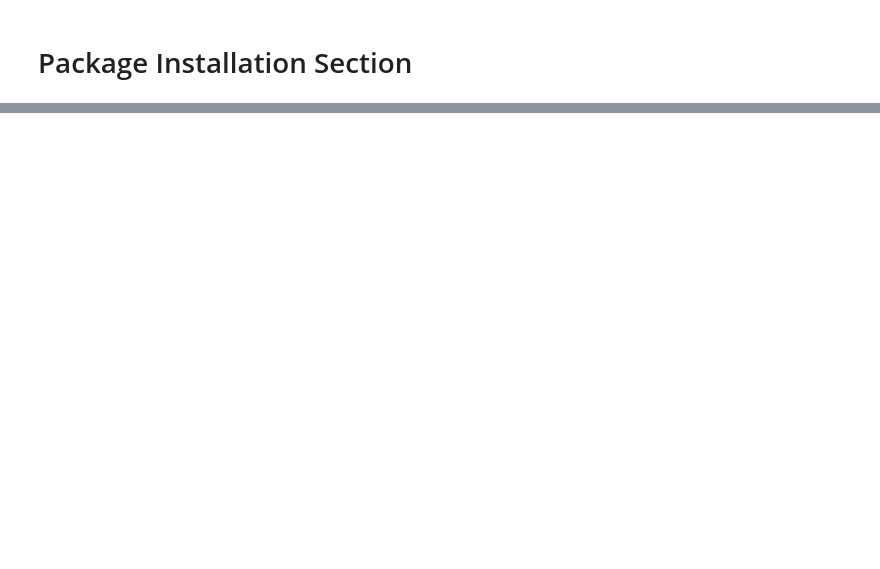
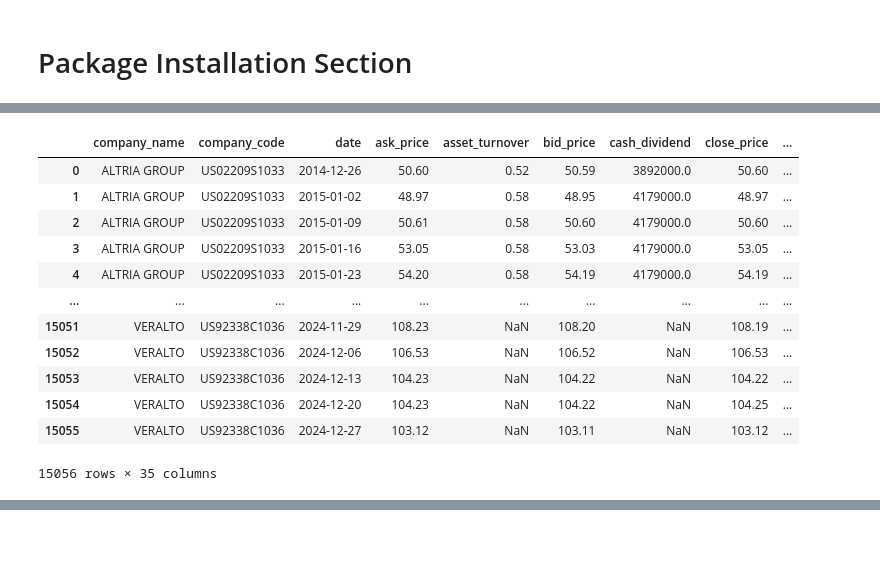
Before and after one commit to kaki1995/Project_Applying-AI-and-Large-Language-Models-in-Stock-Investment, a Jupyter notebook: Code_part 2.ipynb, the cells around one changed output, grey strips where cells are left out. Drawn from its saved outputs; the diff is of its cells as text; code cells hidden in the pictures; blank space fills up the shorter version.

Commit message:
data preparation for part 2 code
re-run part 1 code on validation set, and data preparation for part 2 code

```diff
--- a/Code_part 2.ipynb
+++ b/Code_part 2.ipynb
@@ -49,0 +221,5 @@ sp500_vix
+# %%
+# Make a copy of df
+df_short = df.copy()
+
+df_short['company_name'].nunique()
@@ -49,0 +232,6 @@ sp500_vix
+# %%
+# Step 4: transpose the dataset from short form to long form
+
+# Identify date columns
+date_columns = df_short.columns[3:]
+date_columns
@@ -49,0 +249,10 @@ sp500_vix
+# %%
+# Transform from Short Form to Long Form using melt()
+df_tran = df_short.melt(
+    id_vars=['company_name', 'company_code', 'var_name'],  # Columns to keep
+    value_vars=date_columns,  # Date columns to "unpivot"
+    var_name='date',  # New column for date names
+    value_name='value'  # Column for values
+)
+
+df_tran
@@ -49,0 +273,33 @@ sp500_vix
+# %%
+# Convert non-numeric data
+df_tran['value'] = pd.to_numeric(df_tran['value'], errors='coerce')
+# %%
+# Ensure 'date' column is in datetime format for consistency
+df_tran['date'] = pd.to_datetime(df_tran['date'])
+
+# Reshape: Pivot to separate variables (var1, var2, ..., var32) into columns
+df_long = df_tran.pivot_table(
+    index=['company_name', 'company_code', 'date'],  # Group by company and date
+    columns='var_name',  # Pivot on variable names
+    values='value',  # Values column
+).reset_index()
+
+# Clean column names
+df_long.columns.name = None  # Remove column grouping name
+
+# The resulting `df_long` is in long form with desired structure.
+df_long
+# %% [output]
+|  | company_name | company_code | date | ask_price | asset_turnover | bid_price | cash_dividend | close_price | ... |
+| 0 | ALTRIA GROUP | US02209S1033 | 2014-12-26 | 50.60 | 0.52 | 50.59 | 3892000.0 | 50.60 | ... |
+| 1 | ALTRIA GROUP | US02209S1033 | 2015-01-02 | 48.97 | 0.58 | 48.95 | 4179000.0 | 48.97 | ... |
+| 2 | ALTRIA GROUP | US02209S1033 | 2015-01-09 | 50.61 | 0.58 | 50.60 | 4179000.0 | 50.60 | ... |
+| 3 | ALTRIA GROUP | US02209S1033 | 2015-01-16 | 53.05 | 0.58 | 53.03 | 4179000.0 | 53.05 | ... |
+| 4 | ALTRIA GROUP | US02209S1033 | 2015-01-23 | 54.20 | 0.58 | 54.19 | 4179000.0 | 54.19 | ... |
+| ... | ... | ... | ... | ... | ... | ... | ... | ... | ... |
+| 15051 | VERALTO | US92338C1036 | 2024-11-29 | 108.23 | NaN | 108.20 | NaN | 108.19 | ... |
+| 15052 | VERALTO | US92338C1036 | 2024-12-06 | 106.53 | NaN | 106.52 | NaN | 106.53 | ... |
+| 15053 | VERALTO | US92338C1036 | 2024-12-13 | 104.23 | NaN | 104.22 | NaN | 104.22 | ... |
+| 15054 | VERALTO | US92338C1036 | 2024-12-20 | 104.23 | NaN | 104.22 | NaN | 104.25 | ... |
+| 15055 | VERALTO | US92338C1036 | 2024-12-27 | 103.12 | NaN | 103.11 | NaN | 103.12 | ... |
+15056 rows × 35 columns
```
Also changed, not shown: parts of 29 cells of this notebook, 1 other file.
